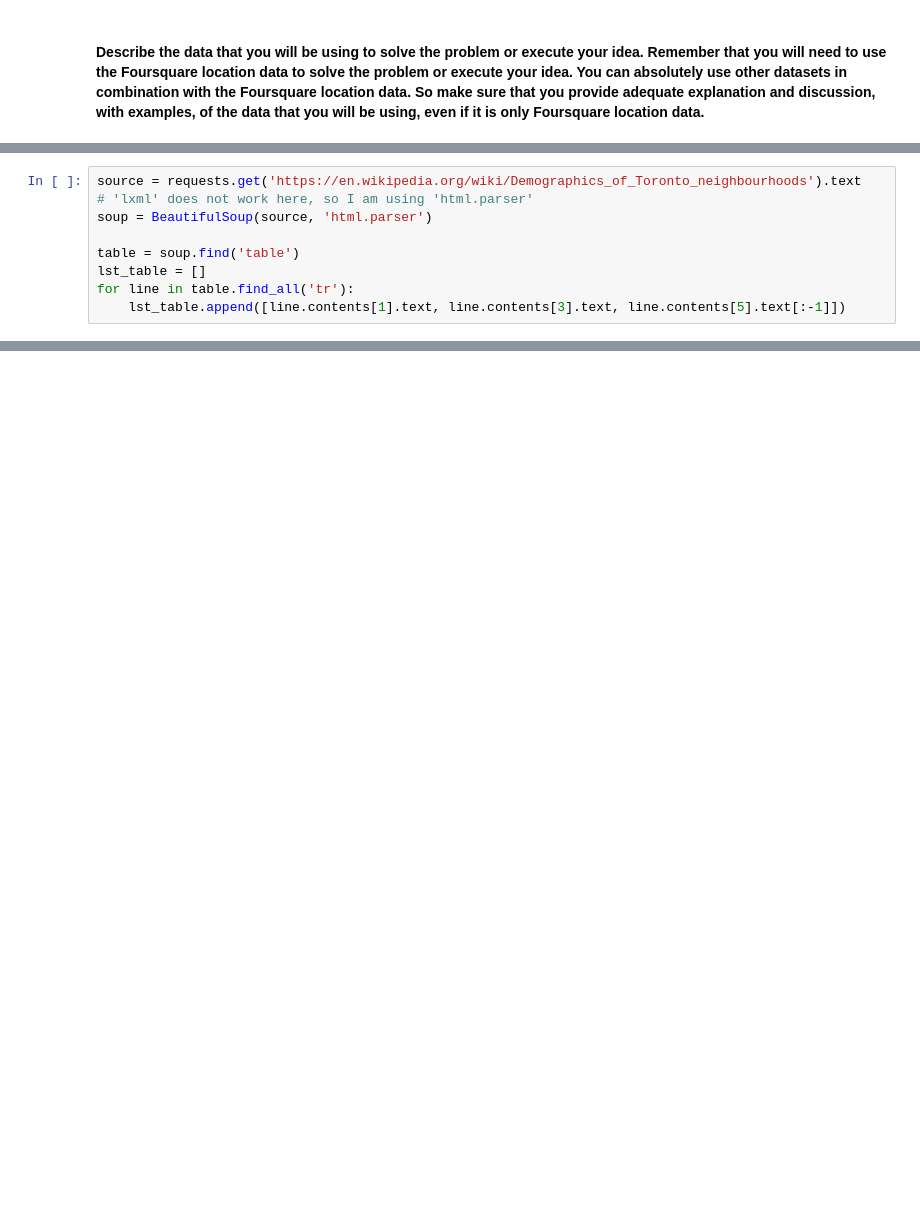
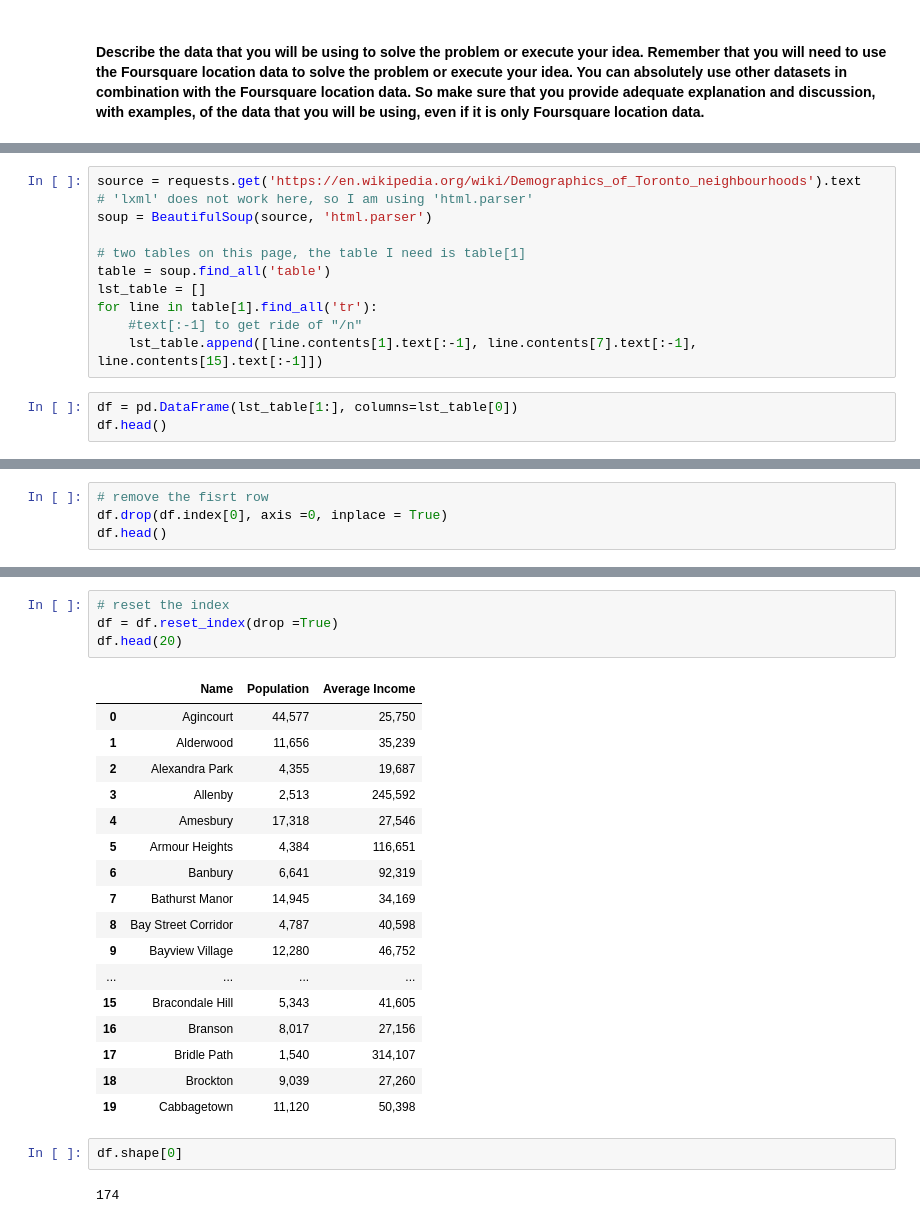
Before and after one commit to yewoowang/TorontoGamestop, a Jupyter notebook: TorontoGamestop.ipynb, the cells around one changed output, grey strips where cells are left out. Cells and saved outputs as stored; diff of their text form; blank space fills up the shorter version.

```diff
--- a/TorontoGamestop.ipynb
+++ b/TorontoGamestop.ipynb
@@ -40,9 +25,0 @@ import matplotlib.colors as colors
-# %%
-source = requests.get('https://en.wikipedia.org/wiki/Demographics_of_Toronto_neighbourhoods').text
-# 'lxml' does not work here, so I am using 'html.parser'
-soup = BeautifulSoup(source, 'html.parser')
-
-table = soup.find('table')
-lst_table = []
-for line in table.find_all('tr'):
-    lst_table.append([line.contents[1].text, line.contents[3].text, line.contents[5].text[:-1]])
@@ -56,0 +47,14 @@ IndexError: list index out of range
+# %%
+source = requests.get('https://en.wikipedia.org/wiki/Demographics_of_Toronto_neighbourhoods').text
+# 'lxml' does not work here, so I am using 'html.parser'
+soup = BeautifulSoup(source, 'html.parser')
+
+# two tables on this page, the table I need is table[1]
+table = soup.find_all('table')
+lst_table = []
+for line in table[1].find_all('tr'):
+    #text[:-1] to get ride of "/n"
+    lst_table.append([line.contents[1].text[:-1], line.contents[7].text[:-1], line.contents[15].text[:-1]])
+# %%
+df = pd.DataFrame(lst_table[1:], columns=lst_table[0])
+df.head()
@@ -56,0 +70,4 @@ IndexError: list index out of range
+# %%
+# remove the fisrt row
+df.drop(df.index[0], axis =0, inplace = True)
+df.head()
@@ -56,0 +81,26 @@ IndexError: list index out of range
+# %%
+# reset the index
+df = df.reset_index(drop =True)
+df.head(20)
+# %% [output]
+|  | Name | Population | Average Income |
+| 0 | Agincourt | 44,577 | 25,750 |
+| 1 | Alderwood | 11,656 | 35,239 |
+| 2 | Alexandra Park | 4,355 | 19,687 |
+| 3 | Allenby | 2,513 | 245,592 |
+| 4 | Amesbury | 17,318 | 27,546 |
+| 5 | Armour Heights | 4,384 | 116,651 |
+| 6 | Banbury | 6,641 | 92,319 |
+| 7 | Bathurst Manor | 14,945 | 34,169 |
+| 8 | Bay Street Corridor | 4,787 | 40,598 |
+| 9 | Bayview Village | 12,280 | 46,752 |
+| ... | ... | ... | ... |
+| 15 | Bracondale Hill | 5,343 | 41,605 |
+| 16 | Branson | 8,017 | 27,156 |
+| 17 | Bridle Path | 1,540 | 314,107 |
+| 18 | Brockton | 9,039 | 27,260 |
+| 19 | Cabbagetown | 11,120 | 50,398 |
+# %%
+df.shape[0]
+# %% [output]
+174
```
Also changed, not shown: parts of 90 cells of this notebook.
